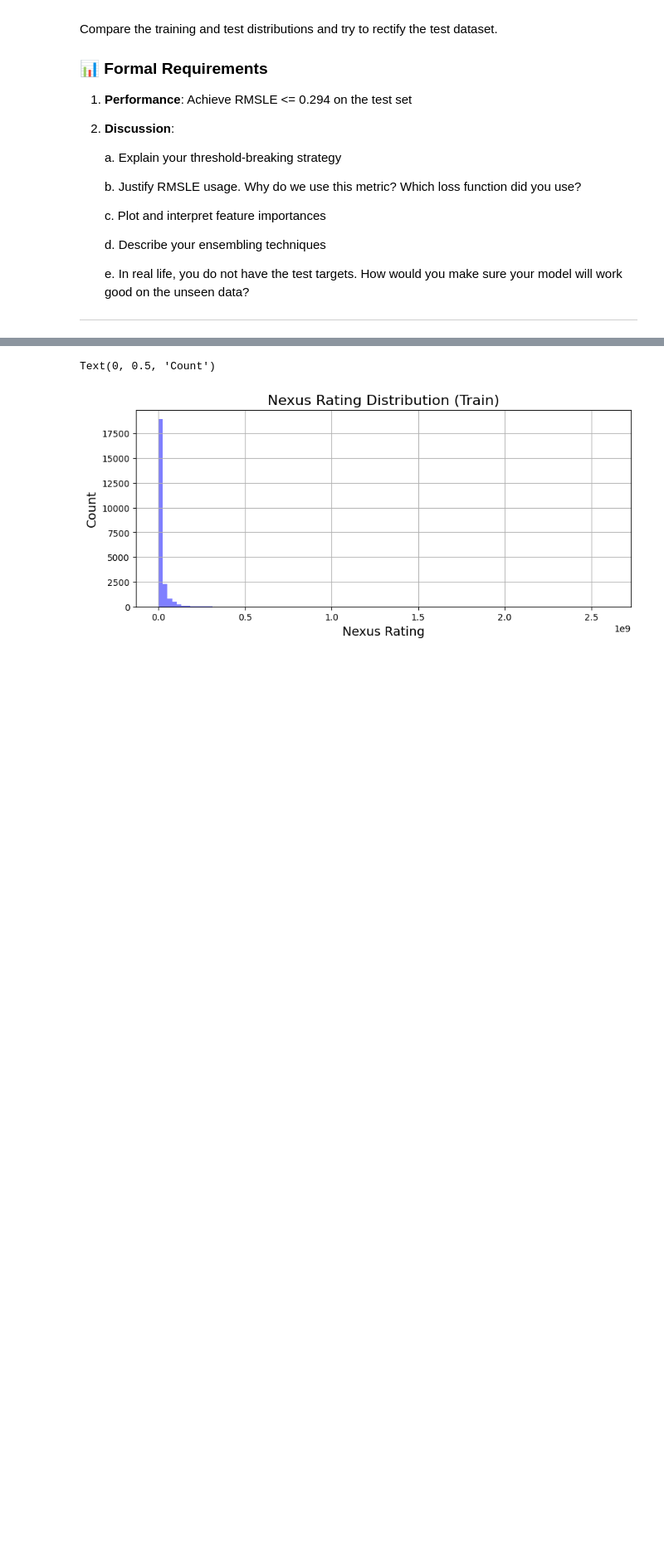
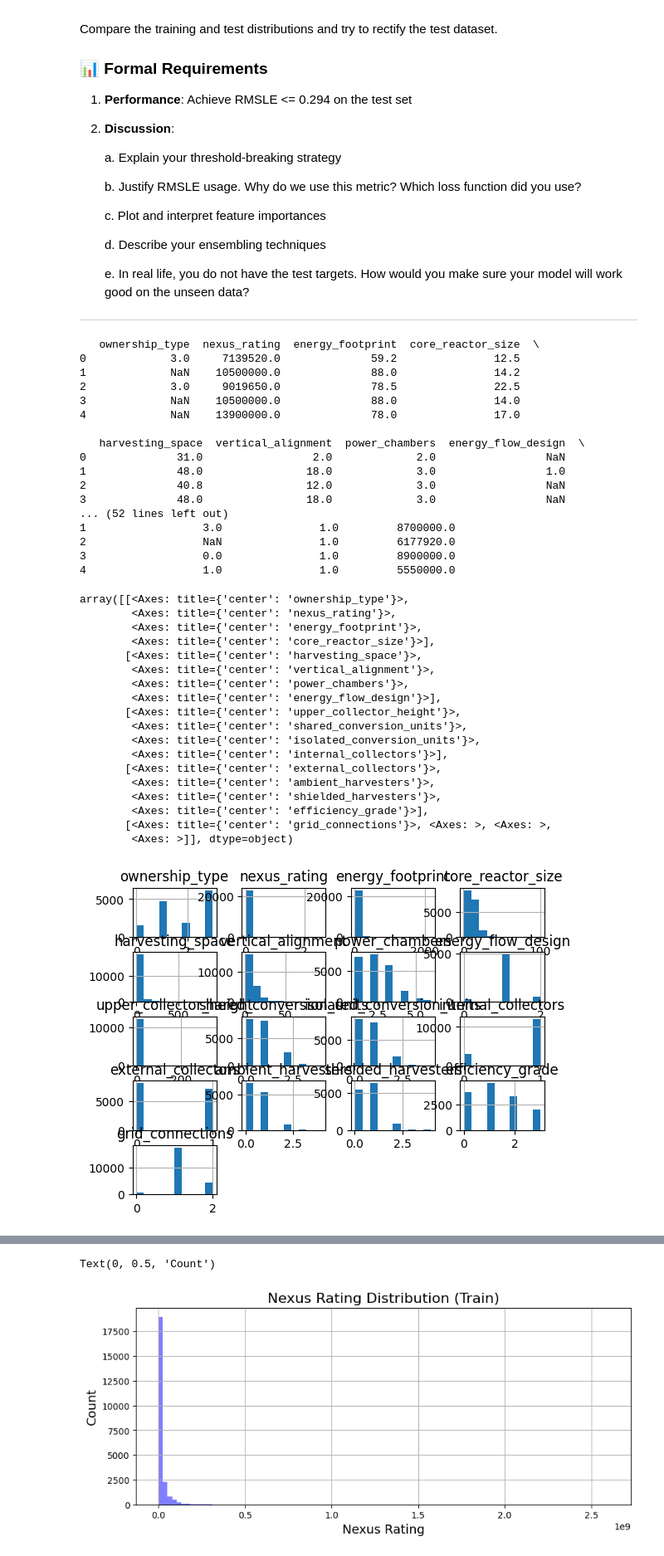
Before and after one commit to flippi321/TDT4172-Introduction-to-Machine-Learning, a Jupyter notebook: Assignment 1/Chapter_1.ipynb, the cells around one changed output, grey strips where cells are left out. Shown at 83% size. Saved outputs shown, nothing was run; the diff lists cells and outputs as text; code cells hidden in the pictures; blank space fills up the shorter version.

```diff
--- a/Assignment 1/Chapter_1.ipynb
+++ b/Assignment 1/Chapter_1.ipynb
@@ -390,3 +412,47 @@ Compare the training and test distributions and try to rectify the test dataset.
 # %%
 train = pd.read_csv('final_mission_train.csv')
 test = pd.read_csv('final_mission_test.csv')
+# %%
+print(train.head())
+print(test.head())
+train.fillna(train.median()).head()
+test.fillna(test.median()).head()
+train.hist(grid=True)
+test.hist(grid=True)
+# %% [output]
+   ownership_type  nexus_rating  energy_footprint  core_reactor_size  \
+0             3.0     7139520.0              59.2               12.5
+1             NaN    10500000.0              88.0               14.2
+2             3.0     9019650.0              78.5               22.5
+3             NaN    10500000.0              88.0               14.0
+4             NaN    13900000.0              78.0               17.0
+
+   harvesting_space  vertical_alignment  power_chambers  energy_flow_design  \
+0              31.0                 2.0             2.0                 NaN
+1              48.0                18.0             3.0                 1.0
+2              40.8                12.0             3.0                 NaN
+3              48.0                18.0             3.0                 NaN
+... (52 lines left out)
+1                  3.0               1.0         8700000.0
+2                  NaN               1.0         6177920.0
+3                  0.0               1.0         8900000.0
+4                  1.0               1.0         5550000.0
+array([[<Axes: title={'center': 'ownership_type'}>,
+        <Axes: title={'center': 'nexus_rating'}>,
+        <Axes: title={'center': 'energy_footprint'}>,
+        <Axes: title={'center': 'core_reactor_size'}>],
+       [<Axes: title={'center': 'harvesting_space'}>,
+        <Axes: title={'center': 'vertical_alignment'}>,
+        <Axes: title={'center': 'power_chambers'}>,
+        <Axes: title={'center': 'energy_flow_design'}>],
+       [<Axes: title={'center': 'upper_collector_height'}>,
+        <Axes: title={'center': 'shared_conversion_units'}>,
+        <Axes: title={'center': 'isolated_conversion_units'}>,
+        <Axes: title={'center': 'internal_collectors'}>],
+       [<Axes: title={'center': 'external_collectors'}>,
+        <Axes: title={'center': 'ambient_harvesters'}>,
+        <Axes: title={'center': 'shielded_harvesters'}>,
+        <Axes: title={'center': 'efficiency_grade'}>],
+       [<Axes: title={'center': 'grid_connections'}>, <Axes: >, <Axes: >,
+        <Axes: >]], dtype=object)
+[figure, added]
```
Also changed, not shown: parts of 5 cells of this notebook.
